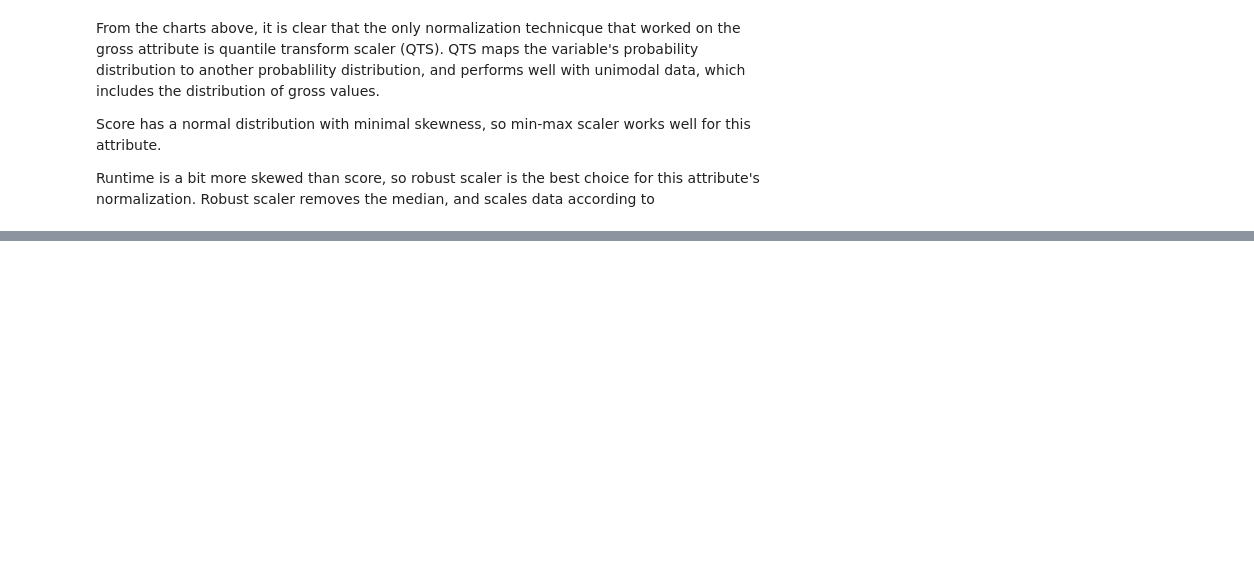
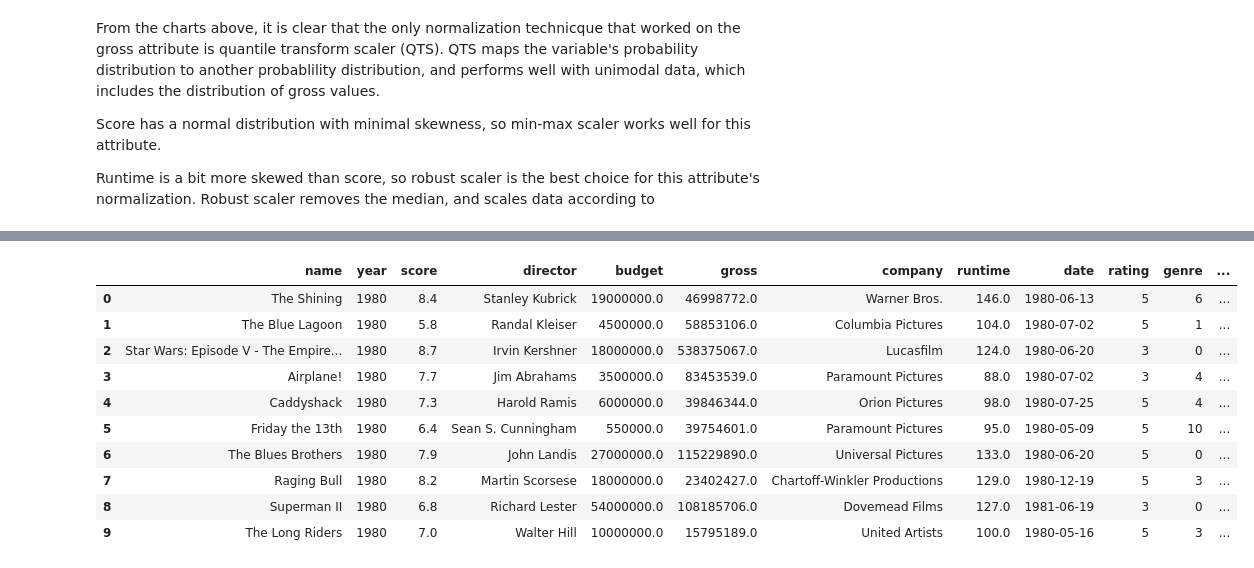
Before and after one commit to dchicasduena/COMP3400_Project, a Jupyter notebook: Iteration 2/Project2.ipynb, the cells around one changed output, grey strips where cells are left out. Cells and saved outputs as stored; diff of their text form; code cells hidden in the pictures; blank space fills up the shorter version.

```diff
--- a/Iteration 2/Project2.ipynb
+++ b/Iteration 2/Project2.ipynb
@@ -139,0 +206,27 @@ Runtime is a bit more skewed than score, so robust scaler is the best choice for
+# %%
+from sklearn.preprocessing import LabelEncoder
+le = LabelEncoder()
+df_le = movies2.copy()
+
+df_le['rating_en'] = le.fit_transform(df_le['rating'])
+df_le['genre_en'] = le.fit_transform(df_le['genre'])
+df_le['country_en'] = le.fit_transform(df_le['country'])
+
+to_drop = ['rating', 'genre', 'country']
+df_le = df_le.drop(to_drop,axis=1)
+
+df_le = df_le.rename(columns = {"rating_en":"rating", "genre_en":"genre", "country_en":"country"})
+movies2 = df_le
+movies2.head(10)
+# %% [output]
+|  | name | year | score | director | budget | gross | company | runtime | date | rating | genre | ... |
+| 0 | The Shining | 1980 | 8.4 | Stanley Kubrick | 19000000.0 | 46998772.0 | Warner Bros. | 146.0 | 1980-06-13 | 5 | 6 | ... |
+| 1 | The Blue Lagoon | 1980 | 5.8 | Randal Kleiser | 4500000.0 | 58853106.0 | Columbia Pictures | 104.0 | 1980-07-02 | 5 | 1 | ... |
+| 2 | Star Wars: Episode V - The Empire... | 1980 | 8.7 | Irvin Kershner | 18000000.0 | 538375067.0 | Lucasfilm | 124.0 | 1980-06-20 | 3 | 0 | ... |
+| 3 | Airplane! | 1980 | 7.7 | Jim Abrahams | 3500000.0 | 83453539.0 | Paramount Pictures | 88.0 | 1980-07-02 | 3 | 4 | ... |
+| 4 | Caddyshack | 1980 | 7.3 | Harold Ramis | 6000000.0 | 39846344.0 | Orion Pictures | 98.0 | 1980-07-25 | 5 | 4 | ... |
+| 5 | Friday the 13th | 1980 | 6.4 | Sean S. Cunningham | 550000.0 | 39754601.0 | Paramount Pictures | 95.0 | 1980-05-09 | 5 | 10 | ... |
+| 6 | The Blues Brothers | 1980 | 7.9 | John Landis | 27000000.0 | 115229890.0 | Universal Pictures | 133.0 | 1980-06-20 | 5 | 0 | ... |
+| 7 | Raging Bull | 1980 | 8.2 | Martin Scorsese | 18000000.0 | 23402427.0 | Chartoff-Winkler Productions | 129.0 | 1980-12-19 | 5 | 3 | ... |
+| 8 | Superman II | 1980 | 6.8 | Richard Lester | 54000000.0 | 108185706.0 | Dovemead Films | 127.0 | 1981-06-19 | 3 | 0 | ... |
+| 9 | The Long Riders | 1980 | 7.0 | Walter Hill | 10000000.0 | 15795189.0 | United Artists | 100.0 | 1980-05-16 | 5 | 3 | ... |
```
Also changed, not shown: parts of 11 cells of this notebook.
